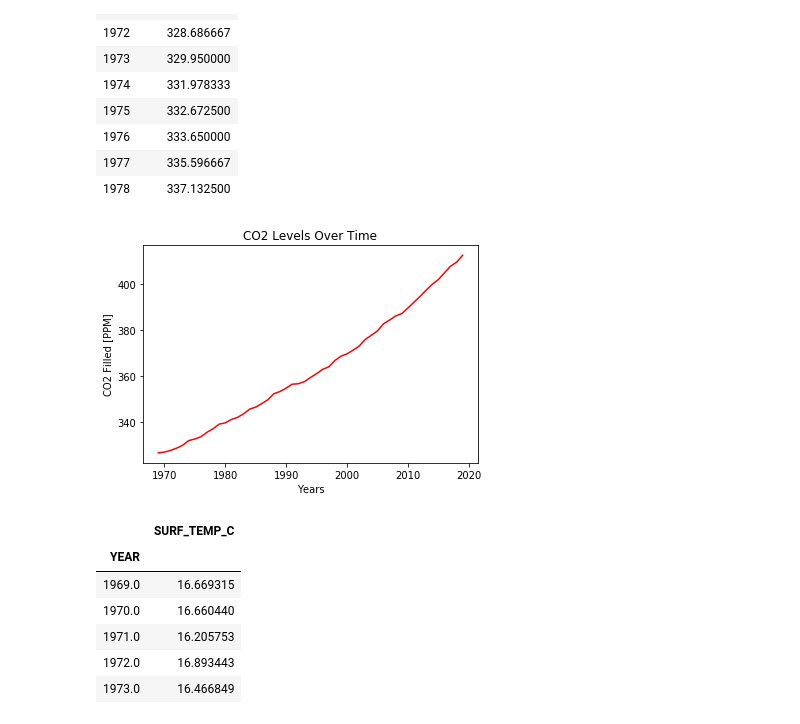
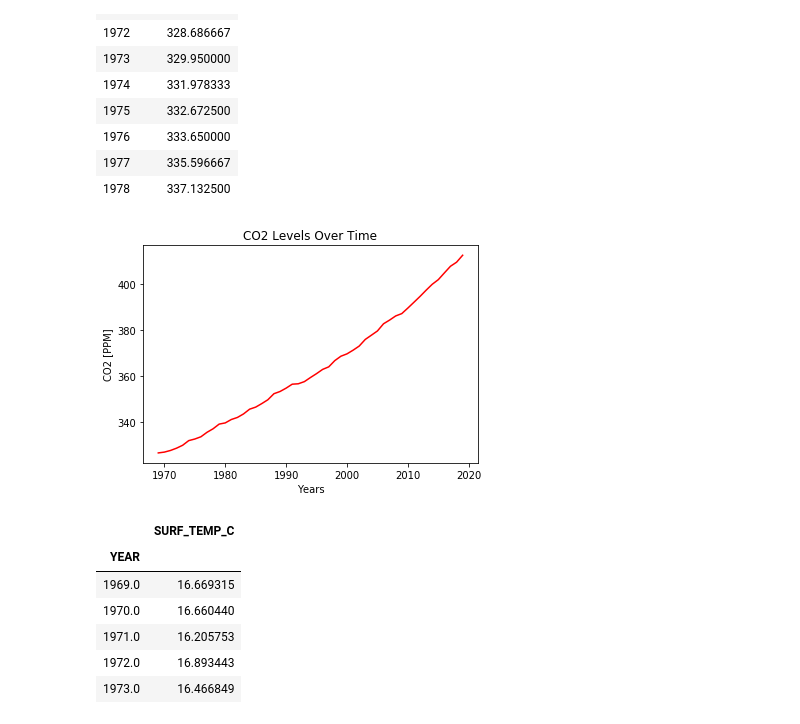
Before and after one commit to giantmagellan/sandiego-climate-analysis, a Jupyter notebook: CO2/CO2Levels.ipynb, the cells around one changed output. Saved outputs shown, nothing was run; the diff lists cells and outputs as text; code cells hidden in the pictures.

```diff
--- a/CO2/CO2Levels.ipynb
+++ b/CO2/CO2Levels.ipynb
@@ -39,12 +40,12 @@ samples.head(10)
 # %%
 # Plot and save figure
 plt.title('CO2 Levels Over Time')
 plt.xlabel('Years')
-plt.ylabel('CO2 Filled [PPM]')
+plt.ylabel('CO2 [PPM]')
 plt.plot(samples,color='r')
 plt.savefig('CO2Time.png')
 # %% [output]
-[figure, old version]
+[figure, new version]
 # %%
 # Import seawater temps
 water = pd.read_csv('water_surface_temp.csv')
```
Also changed, not shown: parts of 10 cells of this notebook, 5 other files.
